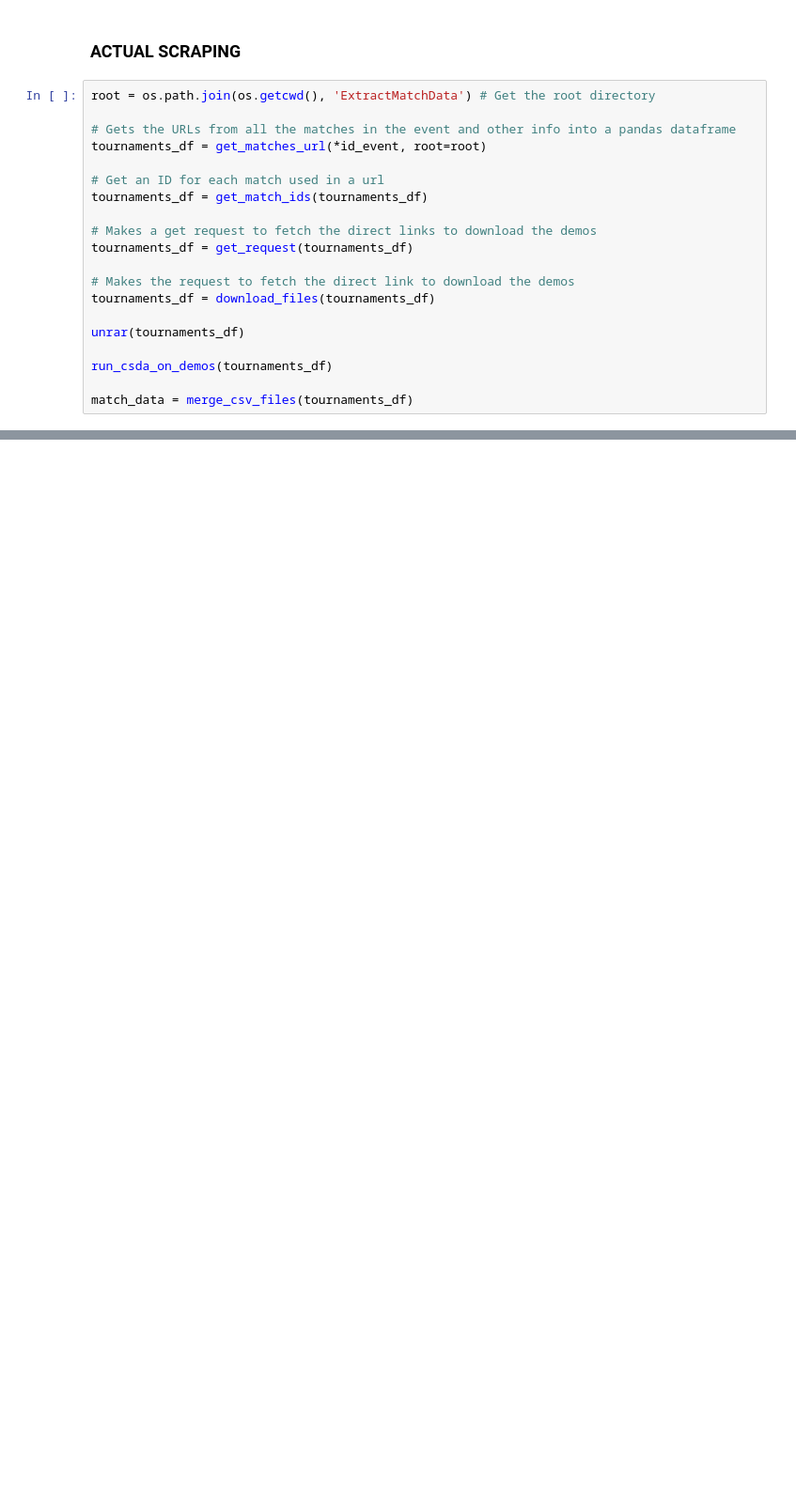
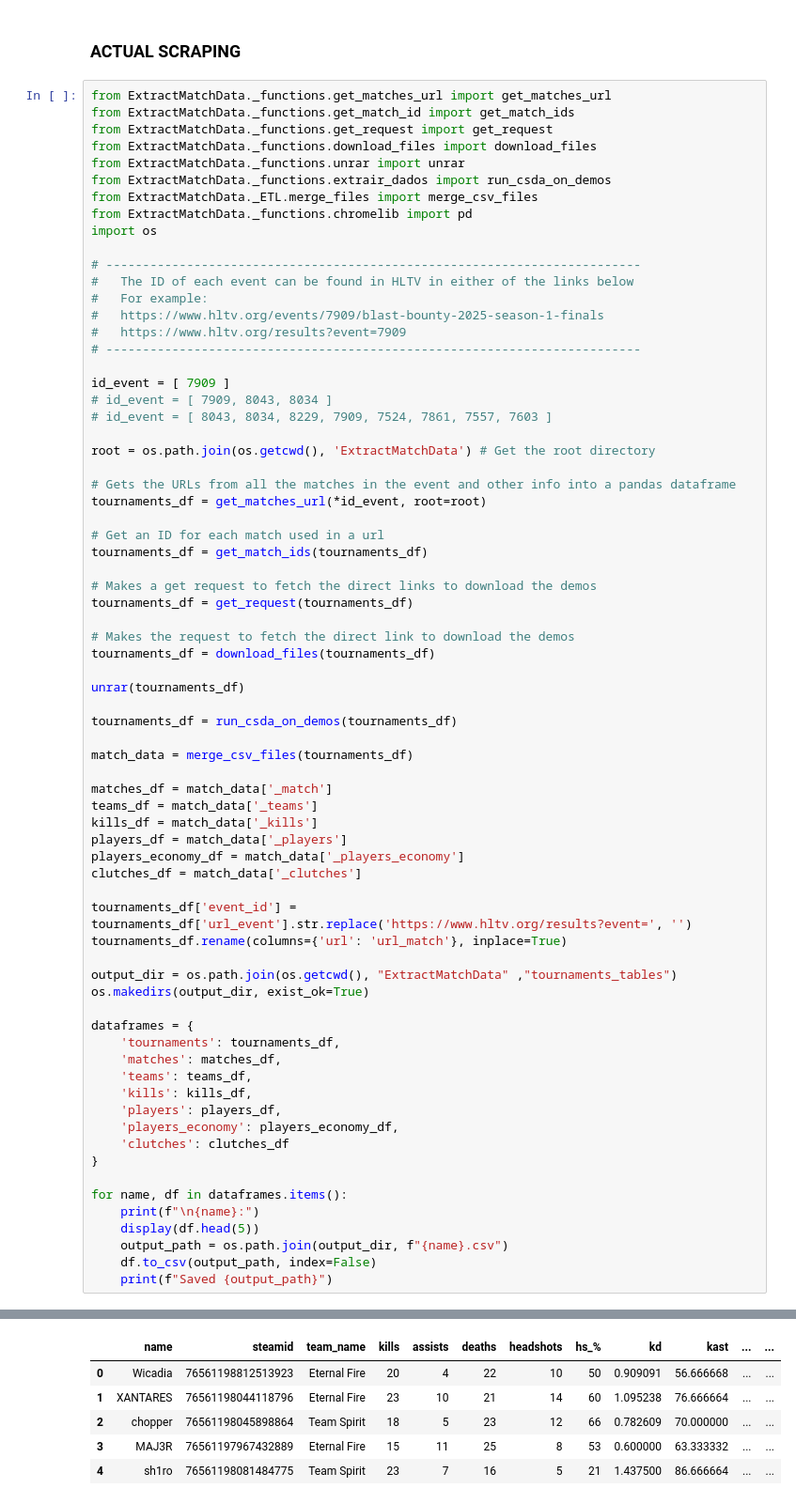
Before and after one commit to thaalescosta/cs2-match-and-player-scraper, a Jupyter notebook: ExtractMatchData.ipynb, the cells around one changed output, grey strips where cells are left out. Shown: that part at 94% size. Saved outputs shown, nothing was run; the diff lists cells and outputs as text; blank space fills up the shorter version.

```diff
--- a/ExtractMatchData.ipynb
+++ b/ExtractMatchData.ipynb
@@ -46,6 +7,27 @@ id_event = [
 # %% [markdown]
 ### **ACTUAL SCRAPING**
 # %%
+from ExtractMatchData._functions.get_matches_url import get_matches_url
+from ExtractMatchData._functions.get_match_id import get_match_ids
+from ExtractMatchData._functions.get_request import get_request
+from ExtractMatchData._functions.download_files import download_files
+from ExtractMatchData._functions.unrar import unrar
+from ExtractMatchData._functions.extrair_dados import run_csda_on_demos
+from ExtractMatchData._ETL.merge_files import merge_csv_files
+from ExtractMatchData._functions.chromelib import pd
+import os
+
+# -------------------------------------------------------------------------
+#   The ID of each event can be found in HLTV in either of the links below
+#   For example:
+#   https://www.hltv.org/events/7909/blast-bounty-2025-season-1-finals
+#   https://www.hltv.org/results?event=7909
+# -------------------------------------------------------------------------
+
+id_event = [ 7909 ]
+# id_event = [ 7909, 8043, 8034 ]
+# id_event = [ 8043, 8034, 8229, 7909, 7524, 7861, 7557, 7603 ]
+
 root = os.path.join(os.getcwd(), 'ExtractMatchData') # Get the root directory
 
 # Gets the URLs from all the matches in the event and other info into a pandas dataframe
@@ -62,6 +44,37 @@ tournaments_df = download_files(tournaments_df)
 
 unrar(tournaments_df)
 
-run_csda_on_demos(tournaments_df)
+tournaments_df = run_csda_on_demos(tournaments_df)
 
 match_data = merge_csv_files(tournaments_df)
+
+matches_df = match_data['_match']
+teams_df = match_data['_teams']
+kills_df = match_data['_kills']
+players_df = match_data['_players']
+players_economy_df = match_data['_players_economy']
+clutches_df = match_data['_clutches']
+
+tournaments_df['event_id'] = tournaments_df['url_event'].str.replace('https://www.hltv.org/results?event=', '')
+tournaments_df.rename(columns={'url': 'url_match'}, inplace=True)
+
+output_dir = os.path.join(os.getcwd(), "ExtractMatchData" ,"tournaments_tables")
+os.makedirs(output_dir, exist_ok=True)
+
+dataframes = {
+    'tournaments': tournaments_df,
+    'matches': matches_df,
+    'teams': teams_df,
+    'kills': kills_df,
+    'players': players_df,
+    'players_economy': players_economy_df,
+    'clutches': clutches_df
+}
+
+for name, df in dataframes.items():
+    print(f"\n{name}:")
+    display(df.head(5))
+    output_path = os.path.join(output_dir, f"{name}.csv")
+    df.to_csv(output_path, index=False)
+    print(f"Saved {output_path}")
+# %% [output]
@@ -67,0 +131,6 @@ match_data = merge_csv_files(tournaments_df)
+|  | name | steamid | team_name | kills | assists | deaths | headshots | hs_% | kd | kast | ... | ... |
+| 0 | Wicadia | 76561198812513923 | Eternal Fire | 20 | 4 | 22 | 10 | 50 | 0.909091 | 56.666668 | ... | ... |
+| 1 | XANTARES | 76561198044118796 | Eternal Fire | 23 | 10 | 21 | 14 | 60 | 1.095238 | 76.666664 | ... | ... |
+| 2 | chopper | 76561198045898864 | Team Spirit | 18 | 5 | 23 | 12 | 66 | 0.782609 | 70.000000 | ... | ... |
+| 3 | MAJ3R | 76561197967432889 | Eternal Fire | 15 | 11 | 25 | 8 | 53 | 0.600000 | 63.333332 | ... | ... |
+| 4 | sh1ro | 76561198081484775 | Team Spirit | 23 | 7 | 16 | 5 | 21 | 1.437500 | 86.666664 | ... | ... |
```
Also changed, not shown: parts of 9 cells of this notebook, 16 other files.
